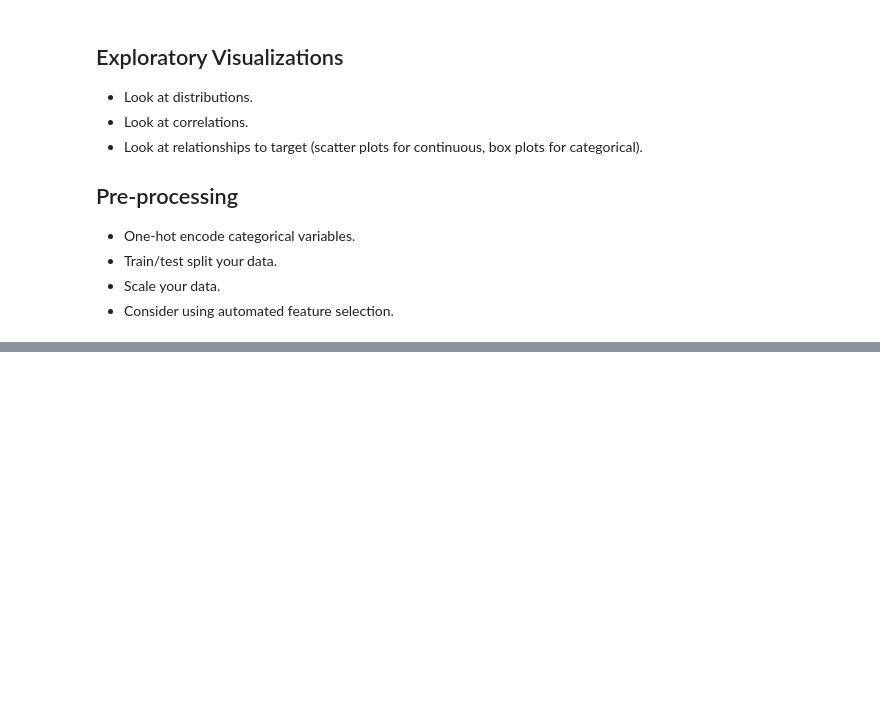
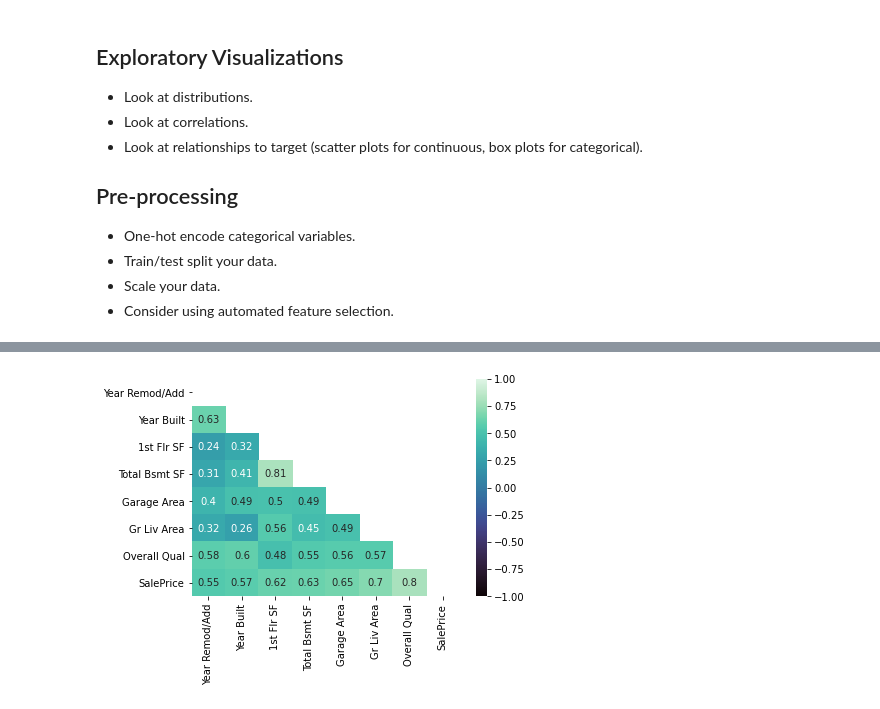
Before and after one commit to griffinbran/Real-Estate-Statistical-Modeling, a Jupyter notebook: code/02_Preprocessing_and_Feature_Engineering.ipynb, the cells around one changed output, grey strips where cells are left out. Saved outputs shown, nothing was run; the diff lists cells and outputs as text; code cells hidden in the pictures; blank space fills up the shorter version.

```diff
--- a/code/02_Preprocessing_and_Feature_Engineering.ipynb
+++ b/code/02_Preprocessing_and_Feature_Engineering.ipynb
@@ -16,9 +36,8 @@ features = ['Lot Area', 'Yr Sold', 'Overall Qual', 'Year Remod/Add', 'Year Built
 # %%
-# Get correlation of variables.
-corr = df.corr()
-print(corr)
 # Set up mask to be "True" in the upper triangle.
 mask = np.zeros_like(corr)
 mask[np.triu_indices_from(mask)] = True
 # Plot our correlation heatmap, while masking the upper triangle to be white.
 sns.heatmap(corr, mask = mask, cmap = 'mako', annot = True, vmin=-1, vmax=1);
+# %% [output]
+[figure, added]
```
Also changed, not shown: parts of 9 cells of this notebook, 6 other files.
